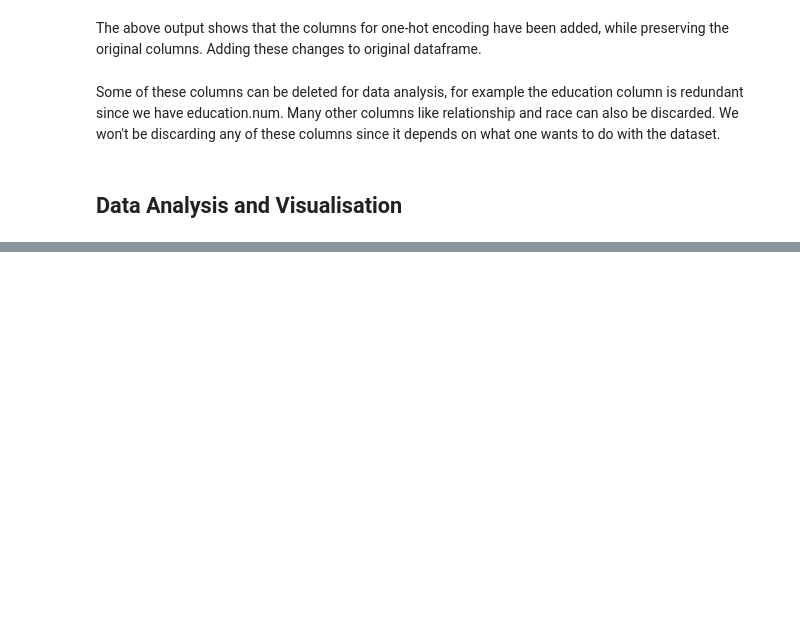
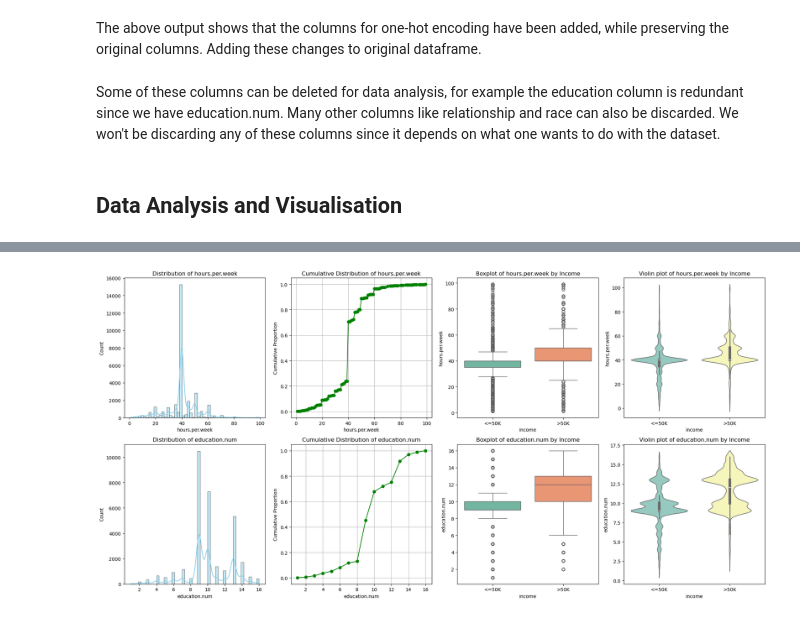
Before and after one commit to Awesome-AI-ML-DELTA25/DataCleaning, a Jupyter notebook: data_cleaning.ipynb, the cells around one changed output, grey strips where cells are left out. Cells and saved outputs as stored; diff of their text form; code cells hidden in the pictures; blank space fills up the shorter version.

```diff
--- a/data_cleaning.ipynb
+++ b/data_cleaning.ipynb
@@ -711,0 +933,32 @@ Some of these columns can be deleted for data analysis, for example the educatio
+# %%
+cols = ['hours.per.week', 'education.num']
+fig, axes = plt.subplots(2, 4, figsize=(20, 10))
+
+for pos, col in enumerate(cols):
+    counts = df[col].value_counts().sort_index()
+    cum_dist = counts.cumsum() / counts.sum()
+
+    # 1. Histogram + KDE
+    sean.histplot(df[col], kde=True, bins=50, ax=axes[pos, 0], color='skyblue')
+    axes[pos, 0].set_title(f'Distribution of {col}')
+
+    # 2. Cumulative Distribution Plot (CDF)
+    axes[pos, 1].plot(cum_dist.index, cum_dist.values, marker='o', color='green')
+    axes[pos, 1].set_title(f'Cumulative Distribution of {col}')
+    axes[pos, 1].set_xlabel(col)
+    axes[pos, 1].set_ylabel('Cumulative Proportion')
+    axes[pos, 1].grid(True)
+
+    # 3. Boxplot grouped by income
+    sean.boxplot(x='income', y=col, data=df, ax=axes[pos, 2], hue='income', legend=False, palette='Set2')
+    axes[pos, 2].set_title(f'Boxplot of {col} by Income')
+
+    # 4. Violin plot grouped by income
+    sean.violinplot(x='income', y=col, data=df, ax=axes[pos, 3], hue='income', legend=False, palette='Set3')
+    axes[pos, 3].set_title(f'Violin plot of {col} by Income')
+
+# Adjust layout to prevent overlap
+plt.tight_layout()
+plt.show()
+# %% [output]
+[figure, added]
```
Also changed, not shown: parts of 11 cells of this notebook.
